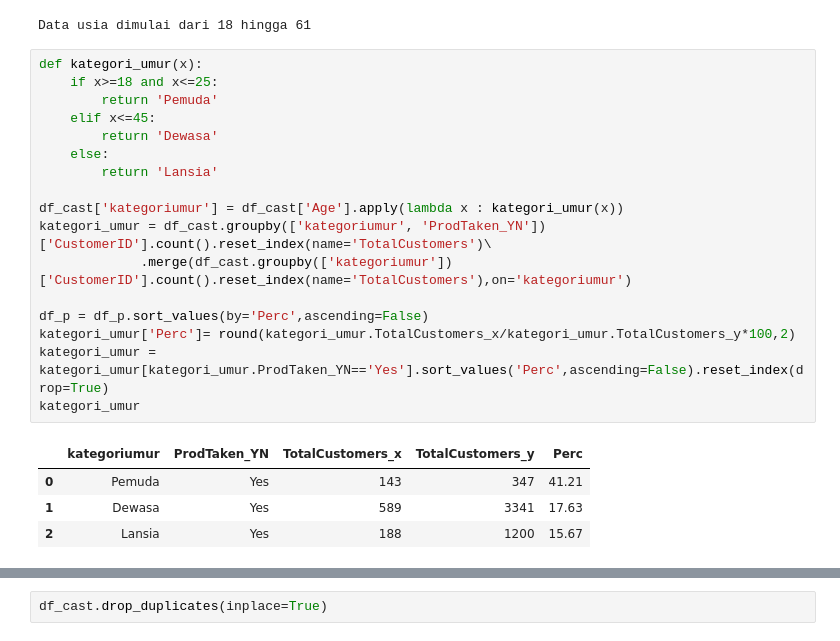
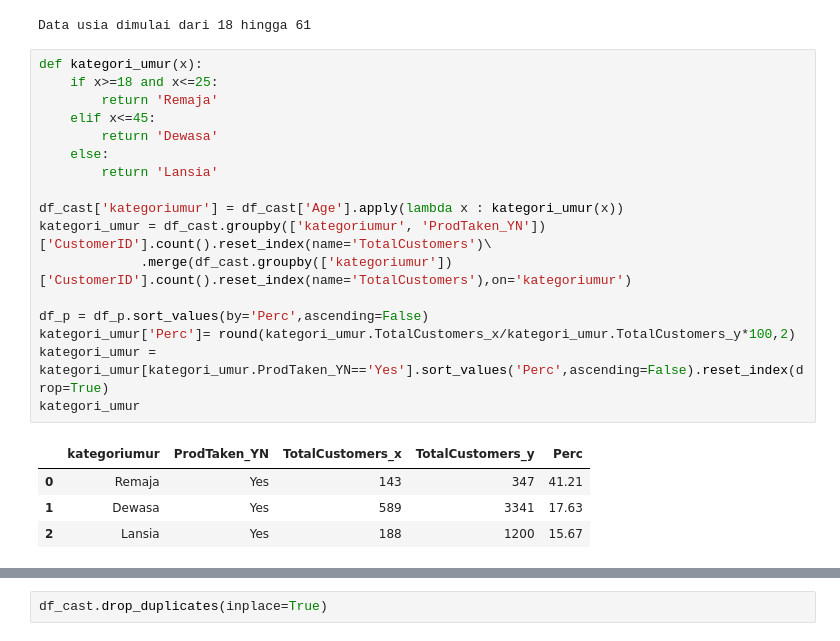
Before and after one commit to damaraira/ByteBenders, a Jupyter notebook: Updated_Holiday_packages_lim.ipynb, the cells around one changed output, grey strips where cells are left out. Drawn from its saved outputs; the diff is of its cells as text.

```diff
--- a/Updated_Holiday_packages_lim.ipynb
+++ b/Updated_Holiday_packages_lim.ipynb
@@ -586,23 +598,23 @@ Data usia dimulai dari 18 hingga 61
 # %%
 def kategori_umur(x):
     if x>=18 and x<=25:
-        return 'Pemuda'
+        return 'Remaja'
     elif x<=45:
         return 'Dewasa'
     else:
         return 'Lansia'
 
 df_cast['kategoriumur'] = df_cast['Age'].apply(lambda x : kategori_umur(x))
 kategori_umur = df_cast.groupby(['kategoriumur', 'ProdTaken_YN'])['CustomerID'].count().reset_index(name='TotalCustomers')\
              .merge(df_cast.groupby(['kategoriumur'])['CustomerID'].count().reset_index(name='TotalCustomers'),on='kategoriumur')
 
 df_p = df_p.sort_values(by='Perc',ascending=False)
 kategori_umur['Perc']= round(kategori_umur.TotalCustomers_x/kategori_umur.TotalCustomers_y*100,2)
 kategori_umur = kategori_umur[kategori_umur.ProdTaken_YN=='Yes'].sort_values('Perc',ascending=False).reset_index(drop=True)
 kategori_umur
 # %% [output]
 |  | kategoriumur | ProdTaken_YN | TotalCustomers_x | TotalCustomers_y | Perc |
-| 0 | Pemuda | Yes | 143 | 347 | 41.21 |
+| 0 | Remaja | Yes | 143 | 347 | 41.21 |
 | 1 | Dewasa | Yes | 589 | 3341 | 17.63 |
 | 2 | Lansia | Yes | 188 | 1200 | 15.67 |
 # %%
```
Also changed, not shown: parts of 23 cells of this notebook.
